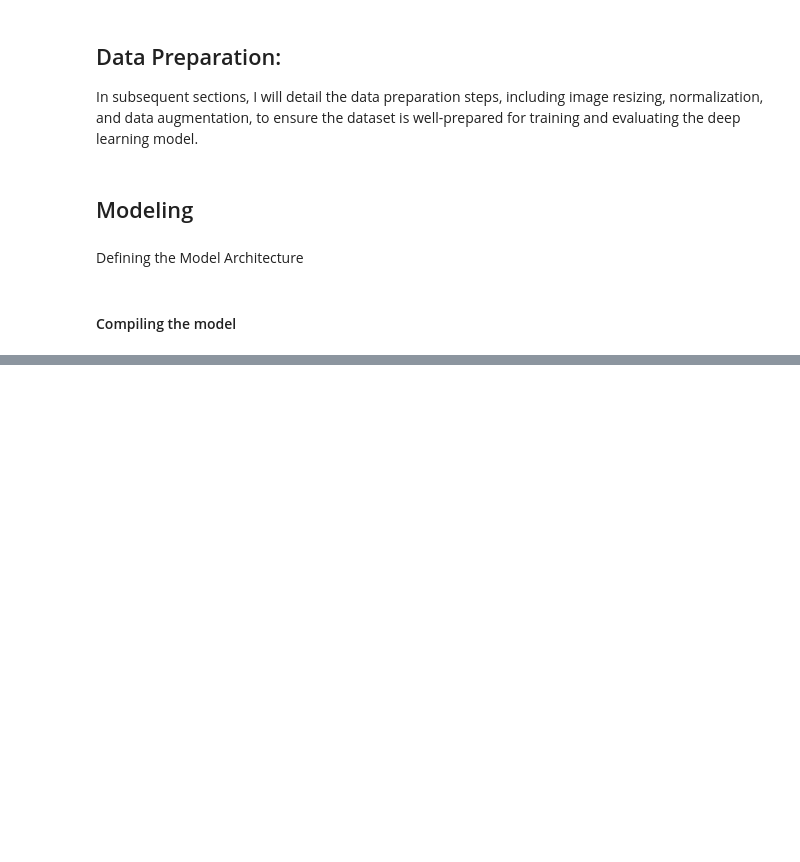
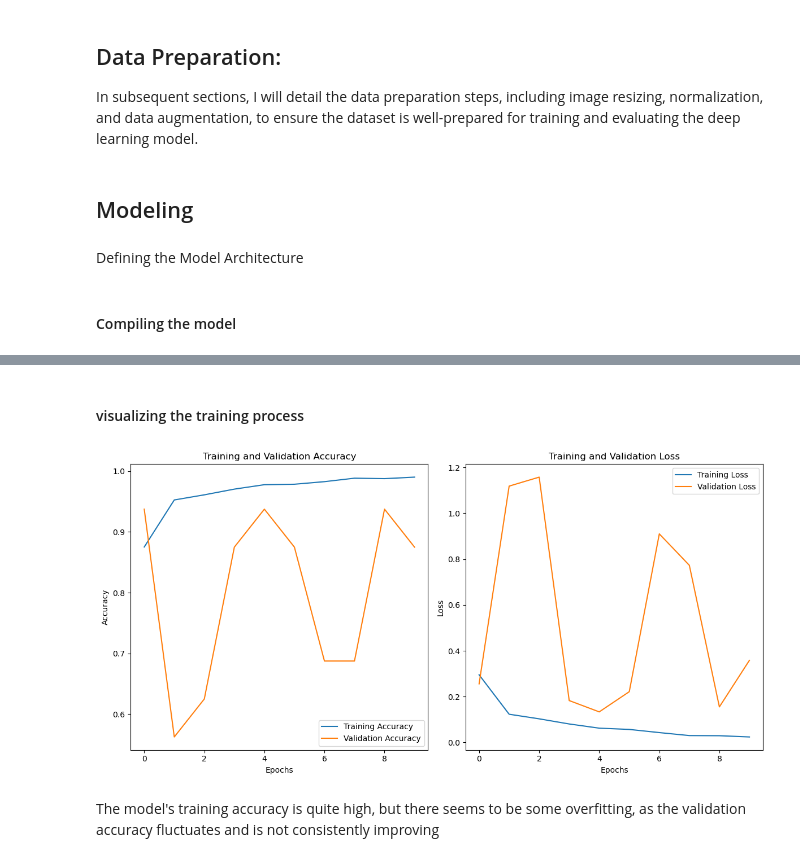
Before and after one commit to Ivan3864/Pneumonia-Detection, a Jupyter notebook: notebook.ipynb, the cells around one changed output, grey strips where cells are left out. Drawn from its saved outputs; the diff is of its cells as text; code cells hidden in the pictures; blank space fills up the shorter version.

Commit message:
Model training

```diff
--- a/notebook.ipynb
+++ b/notebook.ipynb
@@ -174,0 +211,14 @@ Defining the Model Architecture
+# %%
+model = models.Sequential([
+    layers.Conv2D(32, (3, 3), activation='relu', input_shape=(64, 64, 3)),
+    layers.MaxPooling2D((2, 2)),
+    layers.Conv2D(64, (3, 3), activation='relu'),
+    layers.MaxPooling2D((2, 2)),
+    layers.Conv2D(128, (3, 3), activation='relu'),
+    layers.MaxPooling2D((2, 2)),
+    layers.Flatten(),
+    layers.Dense(128, activation='relu'),
+    layers.Dense(1, activation='sigmoid')
+])
+
+model.summary()
@@ -174,0 +245,6 @@ Defining the Model Architecture
+# %%
+model.compile(optimizer='adam',
+              loss='binary_crossentropy',
+              metrics=['accuracy'])
+
+history = model.fit(x_train, y_train, epochs=10, validation_data=(x_val, y_val))
@@ -174,0 +294,31 @@ Defining the Model Architecture
+# %% [markdown]
+#### visualizing the training process
+# %%
+# Extract training history
+history_dict = history.history
+
+# Plot training and validation accuracy
+plt.figure(figsize=(12, 6))
+plt.subplot(1, 2, 1)
+plt.plot(history_dict['accuracy'], label='Training Accuracy')
+plt.plot(history_dict['val_accuracy'], label='Validation Accuracy')
+plt.title('Training and Validation Accuracy')
+plt.xlabel('Epochs')
+plt.ylabel('Accuracy')
+plt.legend()
+
+# Plot training and validation loss
+plt.subplot(1, 2, 2)
+plt.plot(history_dict['loss'], label='Training Loss')
+plt.plot(history_dict['val_loss'], label='Validation Loss')
+plt.title('Training and Validation Loss')
+plt.xlabel('Epochs')
+plt.ylabel('Loss')
+plt.legend()
+
+plt.tight_layout()
+plt.show()
+# %% [output]
+[figure, added]
+# %% [markdown]
+The model's training accuracy is quite high, but there seems to be some overfitting, as the validation accuracy fluctuates and is not consistently improving
```
Also changed, not shown: parts of 9 cells of this notebook.
